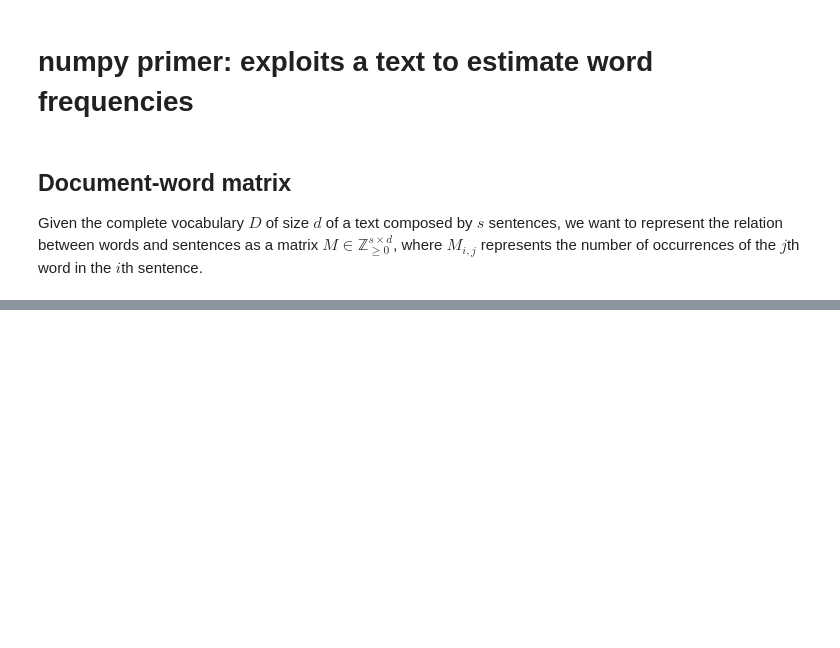
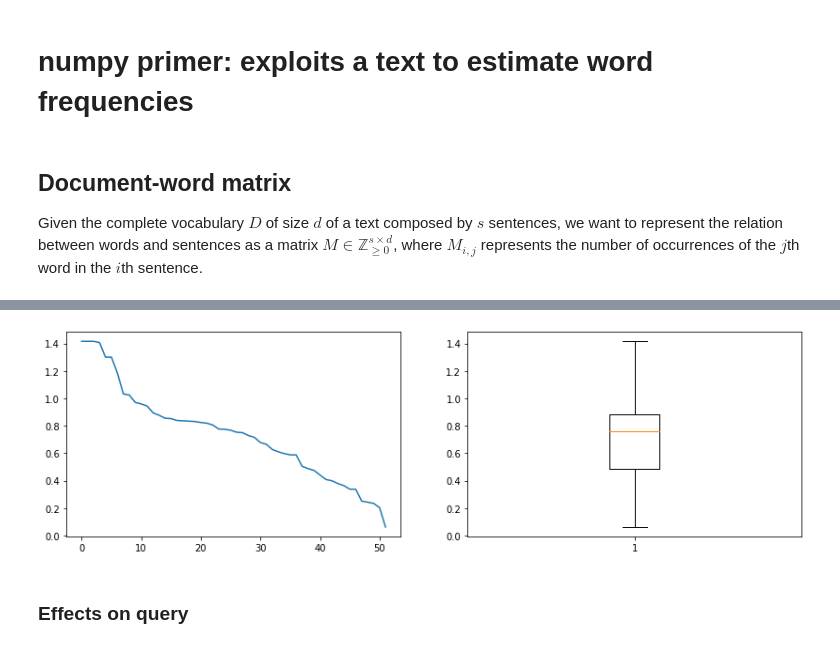
Before and after one commit to afflint/mastercobra, a Jupyter notebook: wordfreq.ipynb, the cells around one changed output, grey strips where cells are left out. Drawn from its saved outputs; the diff is of its cells as text; code cells hidden in the pictures; blank space fills up the shorter version.

```diff
--- a/wordfreq.ipynb
+++ b/wordfreq.ipynb
@@ -105,0 +173,4 @@ array([[0.03872983, 0.        , 0.0571662 , ..., 0.12451456, 0.13608276,
+# %%
+DF = B.sum(axis=0)
+# %%
+IDF = np.log(len(S) / DF)
@@ -105,0 +184,6 @@ array([[0.03872983, 0.        , 0.0571662 , ..., 0.12451456, 0.13608276,
+# %%
+TFIDF = TF * IDF
+# %%
+sentence = 3634
+stats_tfidf = sentence_values(TFIDF, sentence, wlist, threshold=0)
+prints(sentence, stats_tfidf)
@@ -105,0 +194,10 @@ array([[0.03872983, 0.        , 0.0571662 , ..., 0.12451456, 0.13608276,
+# %%
+values_tfidf = [y for _, y in stats_tfidf]
+fig, ax = plt.subplots(figsize=(14, 4), ncols=2)
+ax[0].plot(values_tfidf)
+ax[1].boxplot(values_tfidf)
+plt.show()
+# %% [output]
+[figure, added]
+# %% [markdown]
+### Effects on query
```
Also changed, not shown: parts of 28 cells of this notebook.
